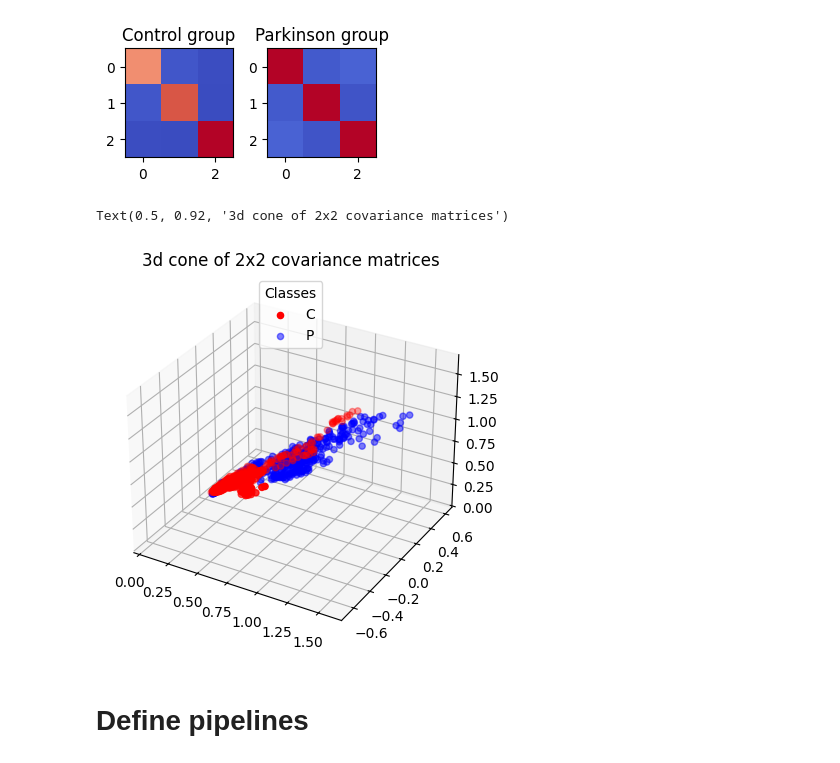
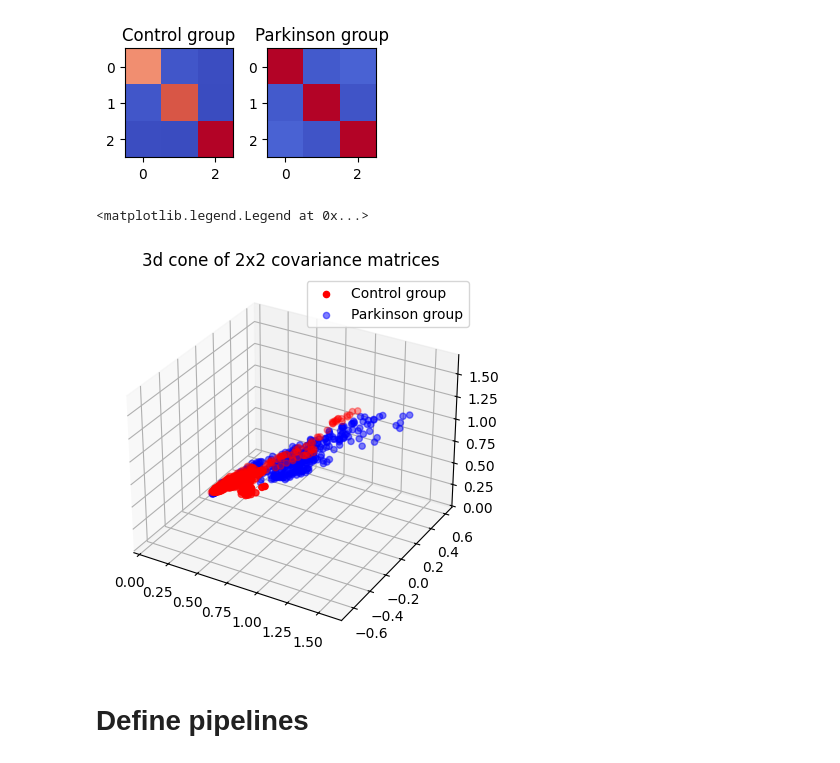
Before and after one commit to jiggychauhi/QC-Gait-Analysis, a Jupyter notebook: notebook_clean.ipynb, the cells around one changed output. Cells and saved outputs as stored; diff of their text form; code cells hidden in the pictures.

Commit message:
improve figures

```diff
--- a/notebook_clean.ipynb
+++ b/notebook_clean.ipynb
@@ -110,12 +111,13 @@ plt.show()
 # %%
 labels = np.array([''] * len(y))
 labels[y == 0] = 'Control group'
 labels[y == 1] = 'Parkinson group'
 fig = plot_manifold(X2x2, labels, False)
 fig.axes[0].set_title('3d cone of 2x2 covariance matrices')
+fig.axes[0].legend(['Control group', 'Parkinson group'])
 # %% [output]
-Text(0.5, 0.92, '3d cone of 2x2 covariance matrices')
+<matplotlib.legend.Legend at 0x...>
-[figure, old version]
+[figure, new version]
 # %% [markdown]
 # Define pipelines
 # %%
```
Also changed, not shown: parts of 4 cells of this notebook.
